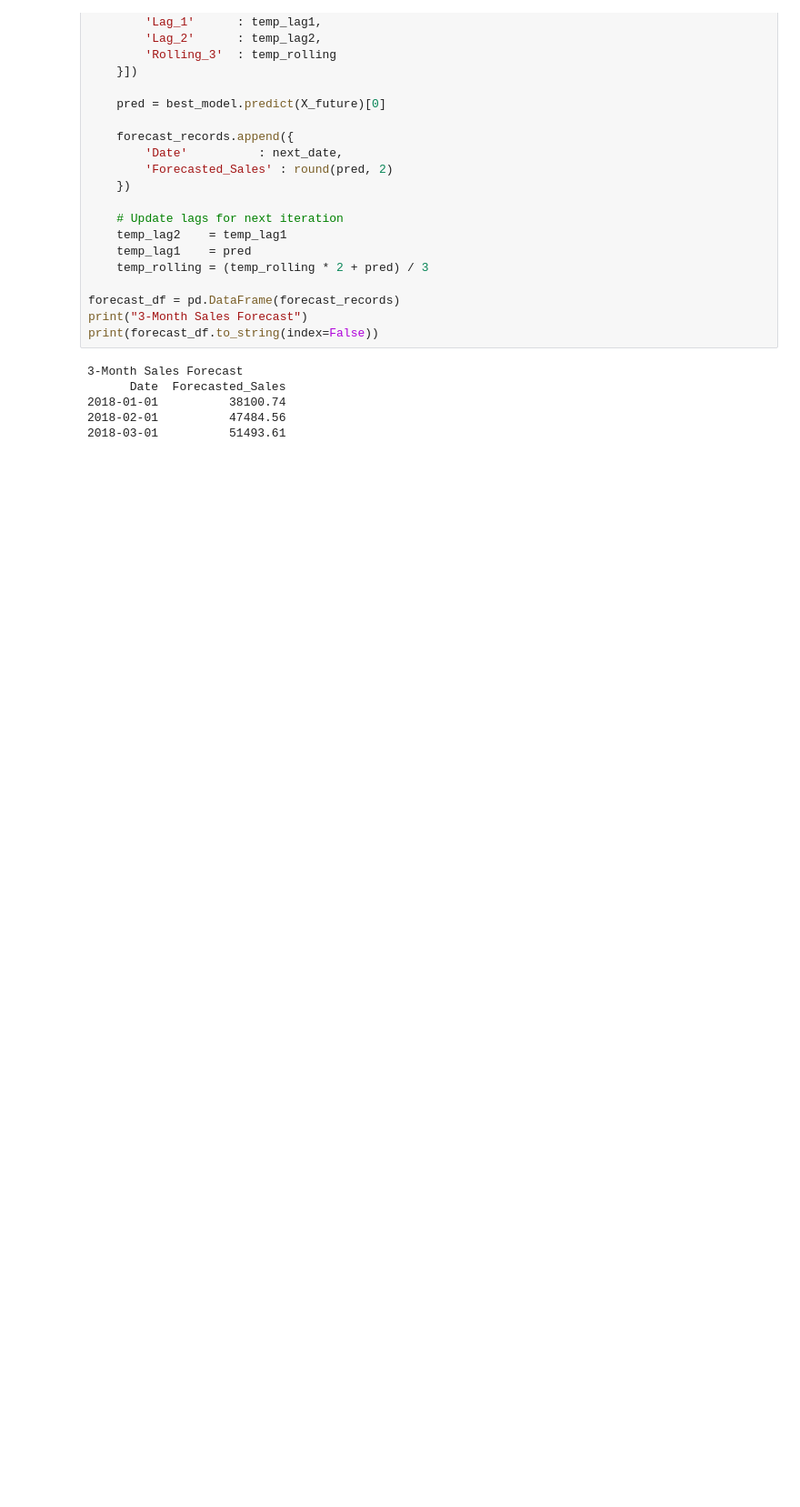
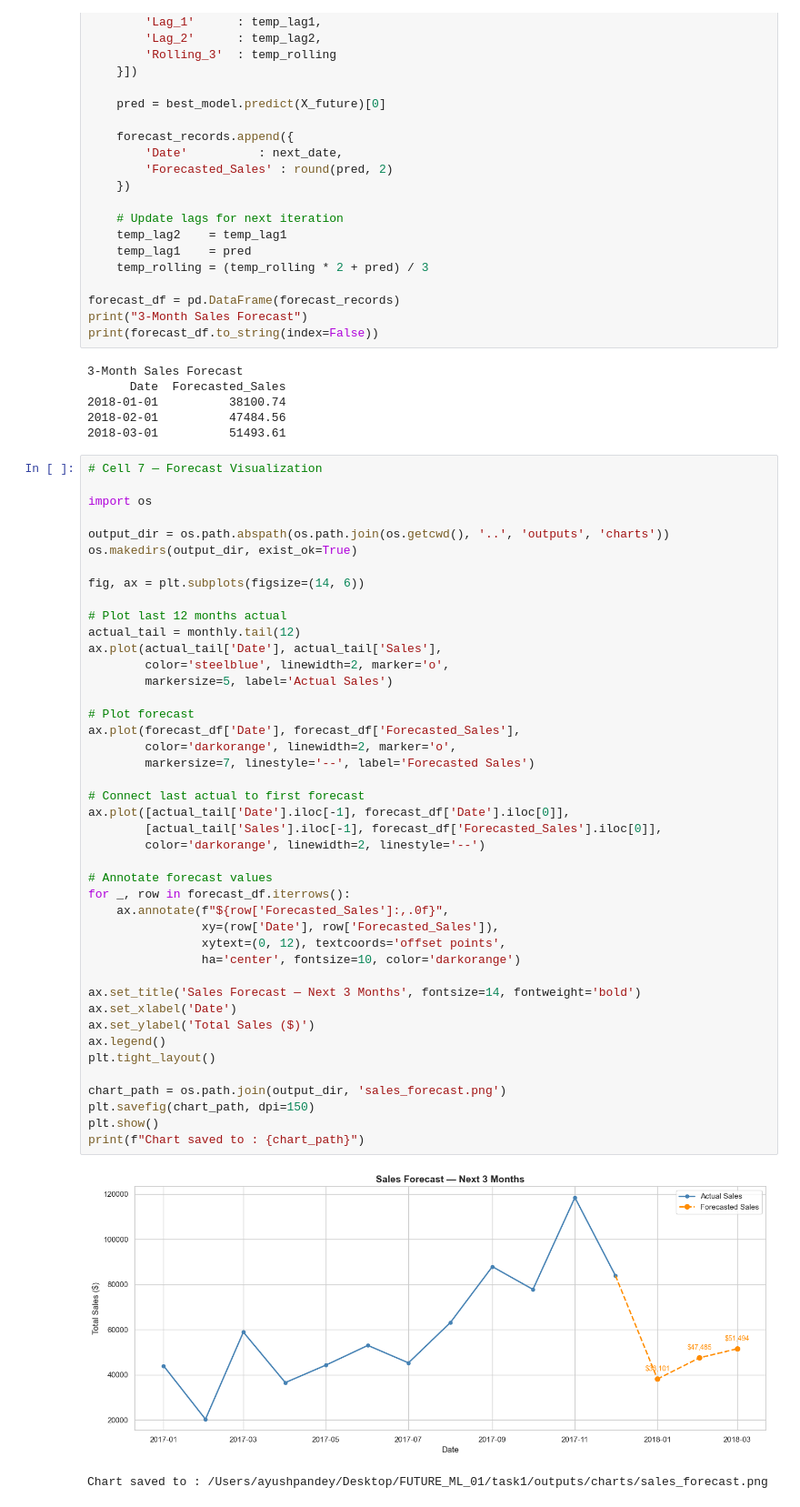
Before and after one commit to ayush-pandey047/FUTURE_ML_01, a Jupyter notebook: task1/notebooks/02_model.ipynb, the cells around one changed output. Shown at 91% size. Saved outputs shown, nothing was run; the diff lists cells and outputs as text; blank space fills up the shorter version.

Commit message:
done with first visualation

```diff
--- a/task1/notebooks/02_model.ipynb
+++ b/task1/notebooks/02_model.ipynb
@@ -236,3 +236,49 @@ print(forecast_df.to_string(index=False))
 2018-01-01          38100.74
 2018-02-01          47484.56
 2018-03-01          51493.61
+# %%
+# Cell 7 — Forecast Visualization
+
+import os
+
+output_dir = os.path.abspath(os.path.join(os.getcwd(), '..', 'outputs', 'charts'))
+os.makedirs(output_dir, exist_ok=True)
+
+fig, ax = plt.subplots(figsize=(14, 6))
+
+# Plot last 12 months actual
+actual_tail = monthly.tail(12)
+ax.plot(actual_tail['Date'], actual_tail['Sales'],
+        color='steelblue', linewidth=2, marker='o',
+        markersize=5, label='Actual Sales')
+
+# Plot forecast
+ax.plot(forecast_df['Date'], forecast_df['Forecasted_Sales'],
+        color='darkorange', linewidth=2, marker='o',
+        markersize=7, linestyle='--', label='Forecasted Sales')
+
+# Connect last actual to first forecast
+ax.plot([actual_tail['Date'].iloc[-1], forecast_df['Date'].iloc[0]],
+        [actual_tail['Sales'].iloc[-1], forecast_df['Forecasted_Sales'].iloc[0]],
+        color='darkorange', linewidth=2, linestyle='--')
+
+# Annotate forecast values
+for _, row in forecast_df.iterrows():
+    ax.annotate(f"${row['Forecasted_Sales']:,.0f}",
+                xy=(row['Date'], row['Forecasted_Sales']),
+                xytext=(0, 12), textcoords='offset points',
+                ha='center', fontsize=10, color='darkorange')
+
+ax.set_title('Sales Forecast — Next 3 Months', fontsize=14, fontweight='bold')
+ax.set_xlabel('Date')
+ax.set_ylabel('Total Sales ($)')
+ax.legend()
+plt.tight_layout()
+
+chart_path = os.path.join(output_dir, 'sales_forecast.png')
+plt.savefig(chart_path, dpi=150)
+plt.show()
+print(f"Chart saved to : {chart_path}")
+# %% [output]
+[figure, added]
+Chart saved to : /Users/ayushpandey/Desktop/FUTURE_ML_01/task1/outputs/charts/sales_forecast.png
```
Also changed, not shown: parts of 1 cell of this notebook, 2 other files.
